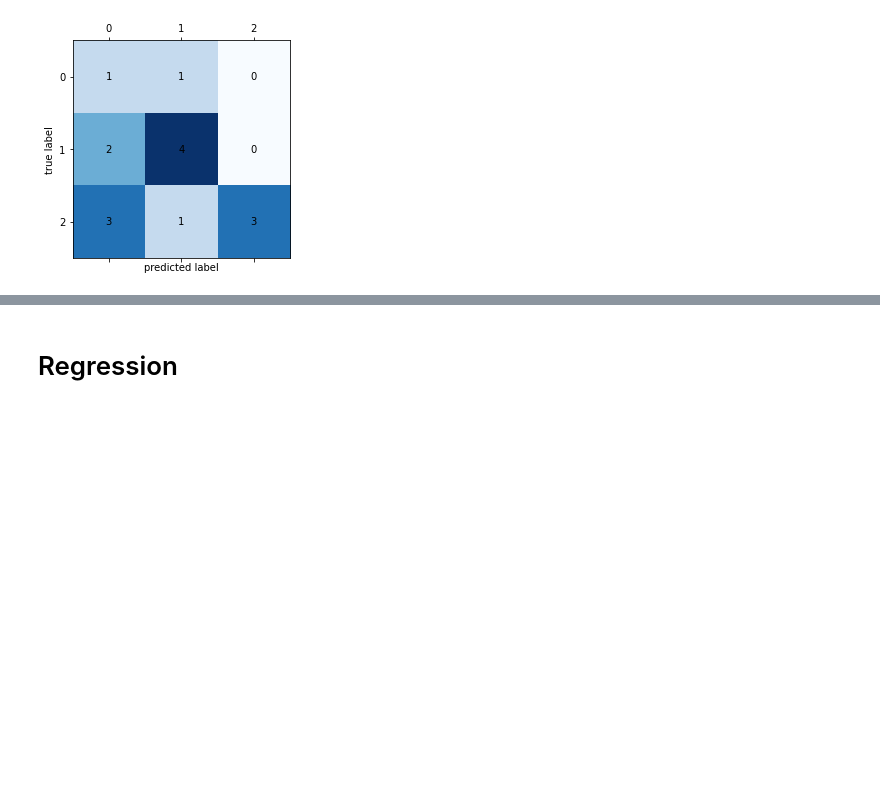
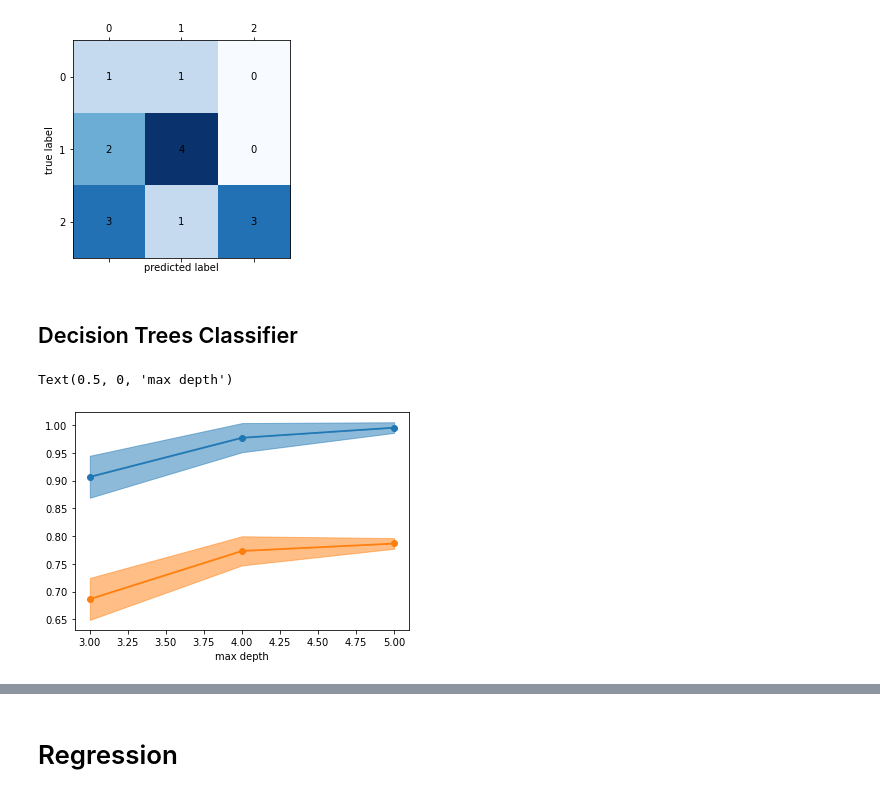
Before and after one commit to abeljoshuacruzada/Auto_BeLMS, a Jupyter notebook: Example.ipynb, the cells around one changed output, grey strips where cells are left out. Drawn from its saved outputs; the diff is of its cells as text; code cells hidden in the pictures; blank space fills up the shorter version.

Commit message:
Add decision trees and knn regressor

```diff
--- a/Example.ipynb
+++ b/Example.ipynb
@@ -234,3 +236,16 @@ svm.get_metric(ax=plt.gca())
  weighted avg   0.755556  0.533333  0.580000  15.000000,
  'ax': <matplotlib.axes._subplots.AxesSubplot at 0x...>}
 [figure]
+# %% [markdown]
+## Decision Trees Classifier
+# %%
+tree = MyDecisionTreeClassifier(10)
+# %%
+df_train, df_test = tree.train_model(X, y, random_state=0)
+# %%
+ax = plt.gca()
+tree.create_errorband_axes(ax=ax)
+ax.set_xlabel(tree.setting)
+# %% [output]
+Text(0.5, 0, 'max depth')
+[figure, added]
```
Also changed, not shown: parts of 14 cells of this notebook, 7 other files.
